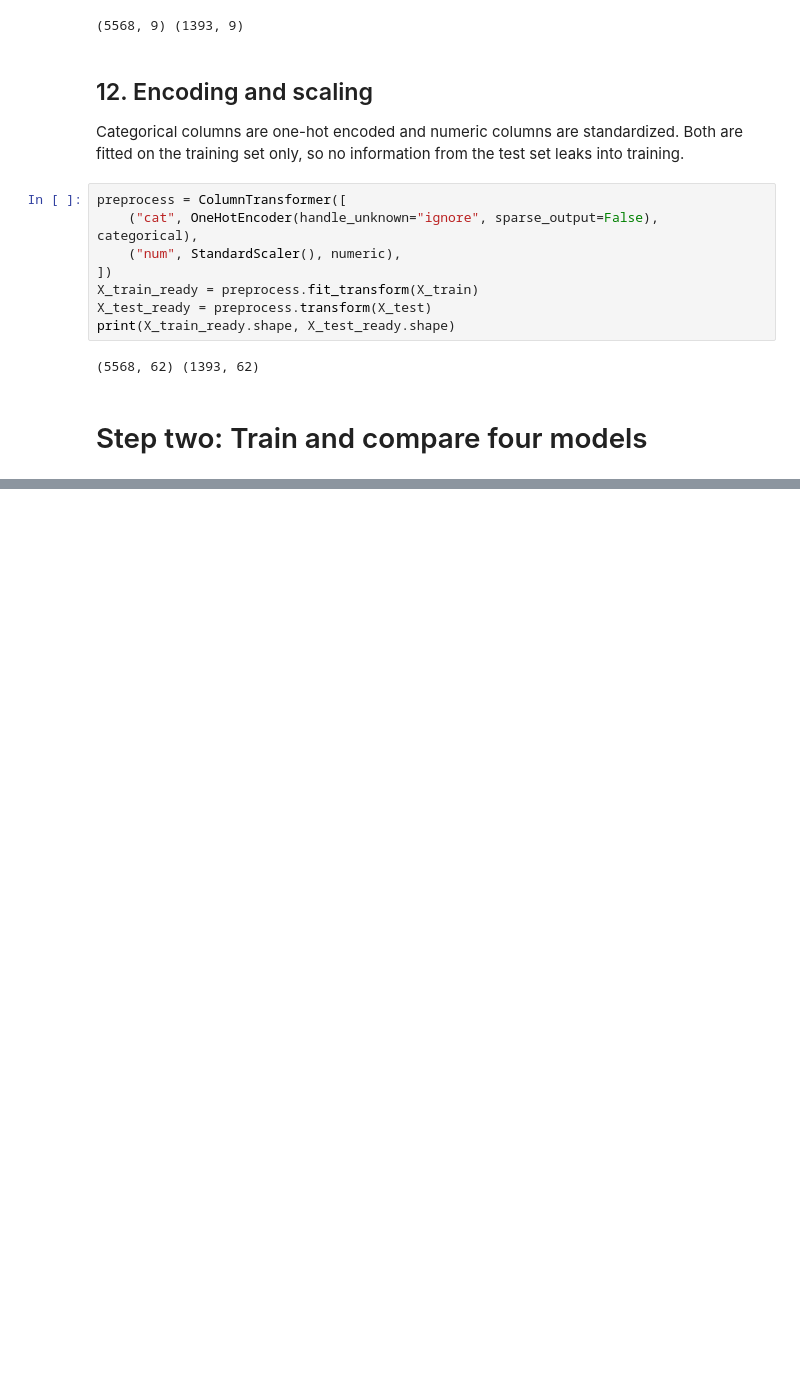
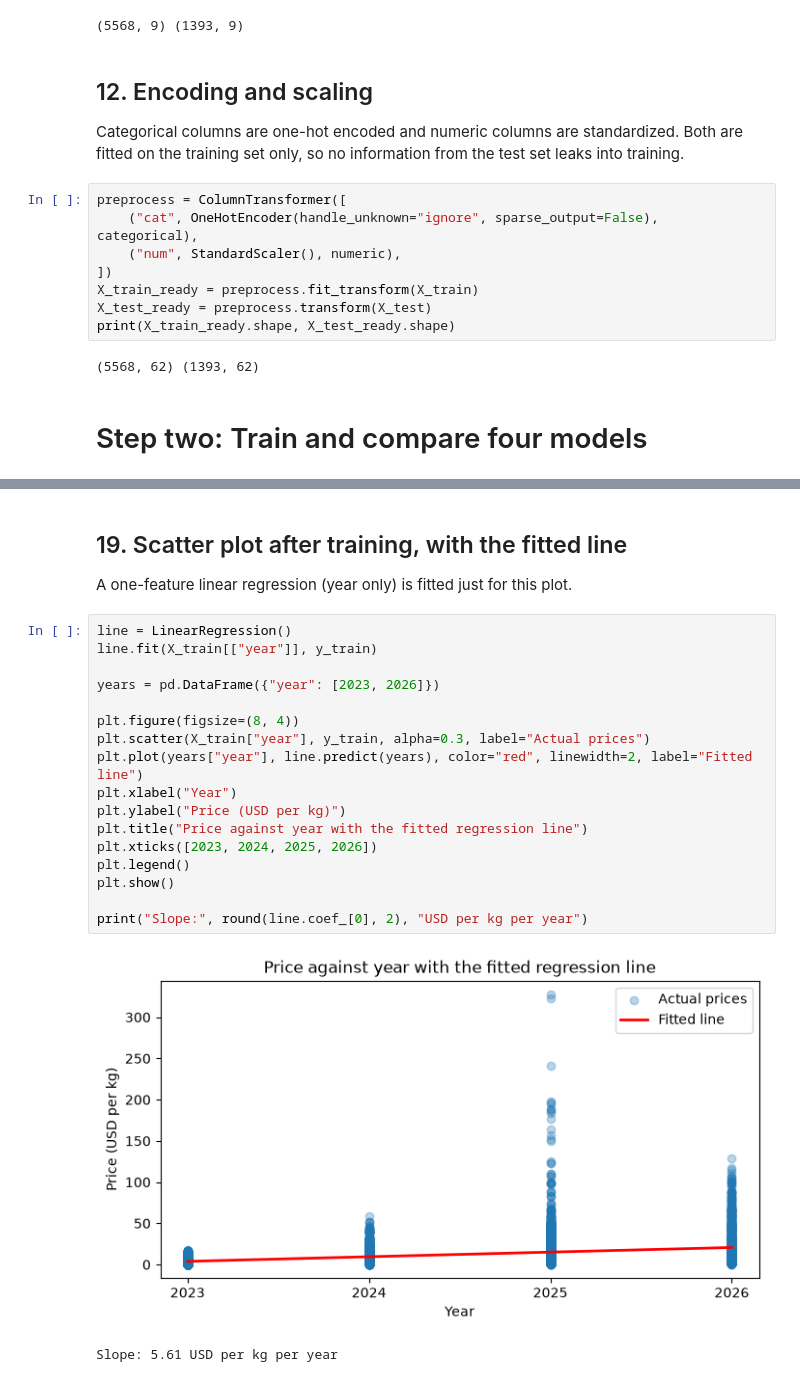
Before and after one commit to Eelaf-Adam/linear_regression_model, a Jupyter notebook: summative/linear_regression/multivariate.ipynb, the cells around one changed output, grey strips where cells are left out. Drawn from its saved outputs; the diff is of its cells as text; blank space fills up the shorter version.

```diff
--- a/summative/linear_regression/multivariate.ipynb
+++ b/summative/linear_regression/multivariate.ipynb
@@ -161,0 +278,23 @@ print(X_train_ready.shape, X_test_ready.shape)
+# %% [markdown]
+## 19. Scatter plot after training, with the fitted line
+A one-feature linear regression (year only) is fitted just for this plot.
+# %%
+line = LinearRegression()
+line.fit(X_train[["year"]], y_train)
+
+years = pd.DataFrame({"year": [2023, 2026]})
+
+plt.figure(figsize=(8, 4))
+plt.scatter(X_train["year"], y_train, alpha=0.3, label="Actual prices")
+plt.plot(years["year"], line.predict(years), color="red", linewidth=2, label="Fitted line")
+plt.xlabel("Year")
+plt.ylabel("Price (USD per kg)")
+plt.title("Price against year with the fitted regression line")
+plt.xticks([2023, 2024, 2025, 2026])
+plt.legend()
+plt.show()
+
+print("Slope:", round(line.coef_[0], 2), "USD per kg per year")
+# %% [output]
+[figure, added]
+Slope: 5.61 USD per kg per year
```
Also changed, not shown: parts of 22 cells of this notebook, 1 other file.
